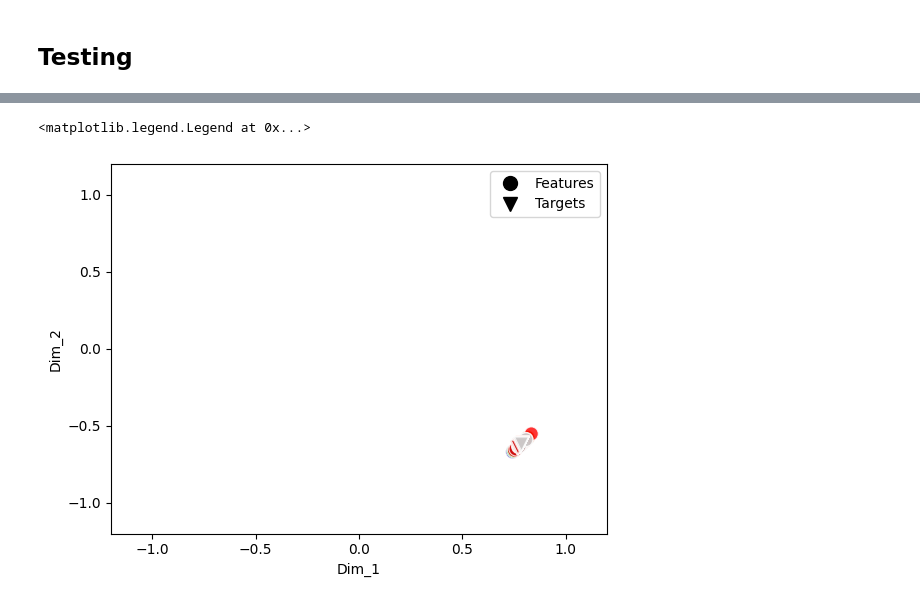
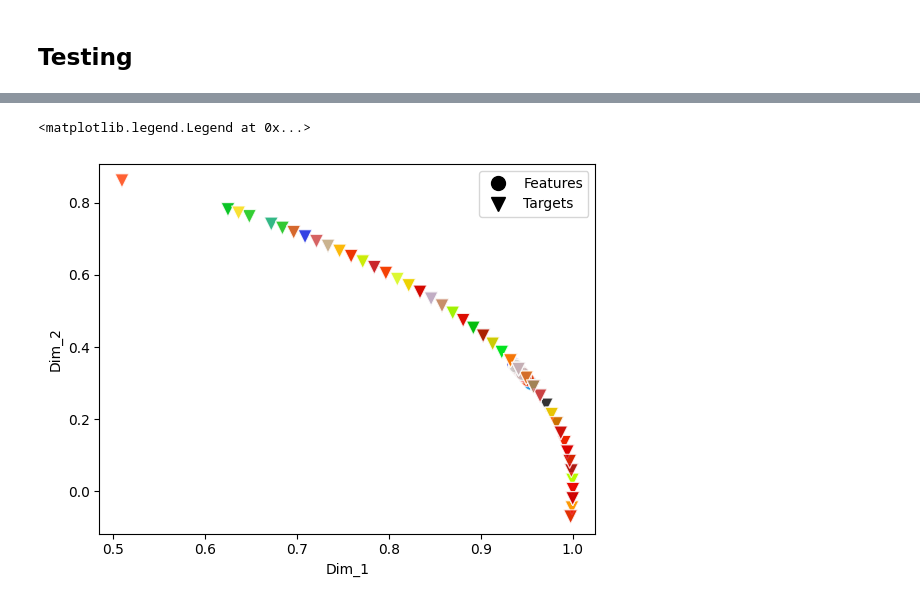
Before and after one commit to victoris93/contrastive-reg, a Jupyter notebook: barbano_aug.ipynb, the cells around one changed output, grey strips where cells are left out. Cells and saved outputs as stored; diff of their text form; code cells hidden in the pictures.

```diff
--- a/barbano_aug.ipynb
+++ b/barbano_aug.ipynb
@@ -288,7 +289,7 @@ class KernelizedSupCon(nn.Module):
                              '3 dimensions are required')
 
         batch_size = features.shape[0]
-        n_views = features.shape[1]
+        contrast_count = features.shape[1]
 
         if labels is None:
             mask = torch.eye(batch_size, device=device)
@@ -303,31 +304,28 @@ class KernelizedSupCon(nn.Module):
             else:
                 mask = self.kernel(labels, krnl_sigma = self.krnl_sigma)
 
-        view_count = features.shape[1]
-        features = torch.cat(torch.unbind(features, dim=1), dim=0)
+        contrast_feature = torch.cat(torch.unbind(features, dim=1), dim=0)
         if self.contrast_mode == 'one':
-            features = features[:, 0]
+            anchor_feature = features[:, 0]
             anchor_count = 1
         elif self.contrast_mode == 'all':
-            features = features
-            anchor_count = view_count
+            anchor_feature = contrast_feature
+            anchor_count = contrast_count
         else:
             raise ValueError('Unknown mode: {}'.format(self.contrast_mode))
 
         # Tile mask
-        mask = mask.repeat(anchor_count, view_count)
-
+        mask = mask.repeat(anchor_count, contrast_count)
         # Inverse of torch-eye to remove self-contrast (diagonal)
         inv_diagonal = torch.scatter(
             torch.ones_like(mask),
             1,
-            torch.arange(batch_size*n_views, device=device).view(-1, 1),
+            torch.arange(batch_size*anchor_count, device=device).view(-1, 1),
             0
         )
-
         # compute similarity
         anchor_dot_contrast = torch.div(
-            torch.matmul(features, features.T),
+            torch.matmul(anchor_feature, contrast_feature.T),
             self.temperature
         )
 
@@ -393,11 +391,11 @@ num_epochs = 100
 
 lr = 0.001 # too low values return nan loss
 kernel = cauchy
-batch_size = 60 # too low values return nan loss
+batch_size = 30 # too low values return nan loss
 dropout_rate = 0
 weight_decay = 0
 # %%
-train_dataset = MatData("matrices.npy", "participants.csv", "age", train = True, transform = "copy", train_size = 0.8)
+train_dataset = MatData("matrices.npy", "participants.csv", "age", transform = flip_edge_between_regions, regions = [1,2],train_size = 0.8)
 # %%
 test_dataset = MatData("matrices.npy", "participants.csv", "age", train=False, test_size = 0.2)
 # %%
@@ -409,8 +407,8 @@ std_test_loader = DataLoader(standardized_test_dataset, batch_size=batch_size, s
 # %%
 # torch.cuda.empty_cache()
 model = MLP(input_dim_feat, input_dim_target, hidden_dim_feat, output_dim, dropout_rate).to(device)
-criterion_pft = KernelizedSupCon(method='expw', temperature=0.07, base_temperature=0.07, kernel=kernel, krnl_sigma = 3)
-criterion_ptt = KernelizedSupCon(method='expw', temperature=0.07, base_temperature=0.07, kernel=kernel, krnl_sigma = 3)
+criterion_pft = KernelizedSupCon(method='expw', temperature=0.03, base_temperature=0.03, kernel=kernel, krnl_sigma = 1, contrast_mode = 'one')
+criterion_ptt = KernelizedSupCon(method='expw', temperature=0.01, base_temperature=0.01, kernel=kernel, krnl_sigma = 1, contrast_mode = 'one')
 
 optimizer = optim.Adam(model.parameters(), lr=lr, weight_decay = weight_decay)
 
@@ -649,17 +647,17 @@ emb_targets["Type"] = 'Targets'
 # %%
 # time to cry
 # I probably messed up the original loss. Went over it multiple times
 import matplotlib.lines as mlines
 
 sns.scatterplot(emb_features, x = 'Dim_1', y = 'Dim_2', s = 100, alpha = 0.8, hue = 'sub', palette = 'nipy_spectral', label='Features')
 sns.scatterplot(emb_targets, x = 'Dim_1', marker = 'v', y = 'Dim_2', s = 100, alpha = 0.8, hue = 'sub', palette = 'nipy_spectral', label='Targets')
-plt.xlim(-1.2, 1.2)
-plt.ylim(-1.2, 1.2)
+# plt.xlim(-1, -0.5)
+# plt.ylim(-0.5, 0)
 
 feature_handle = mlines.Line2D([], [], color='black', marker='o', linestyle='None', markersize=10, label='Features')
 target_handle = mlines.Line2D([], [], color='black', marker='v', linestyle='None', markersize=10, label='Targets')
 
 plt.legend(handles=[feature_handle, target_handle])
 # %% [output]
 <matplotlib.legend.Legend at 0x...>
-[figure, old version]
+[figure, new version]
```
Also changed, not shown: parts of 10 cells of this notebook.
